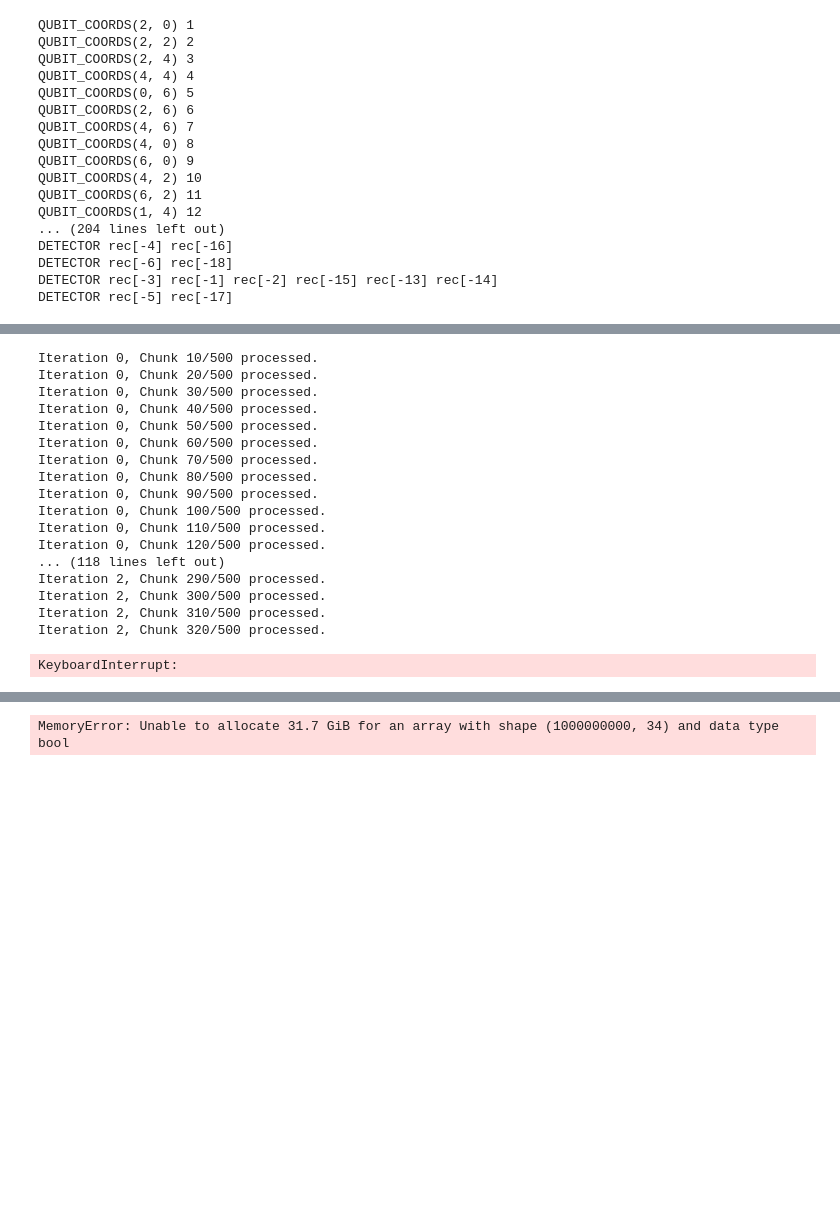
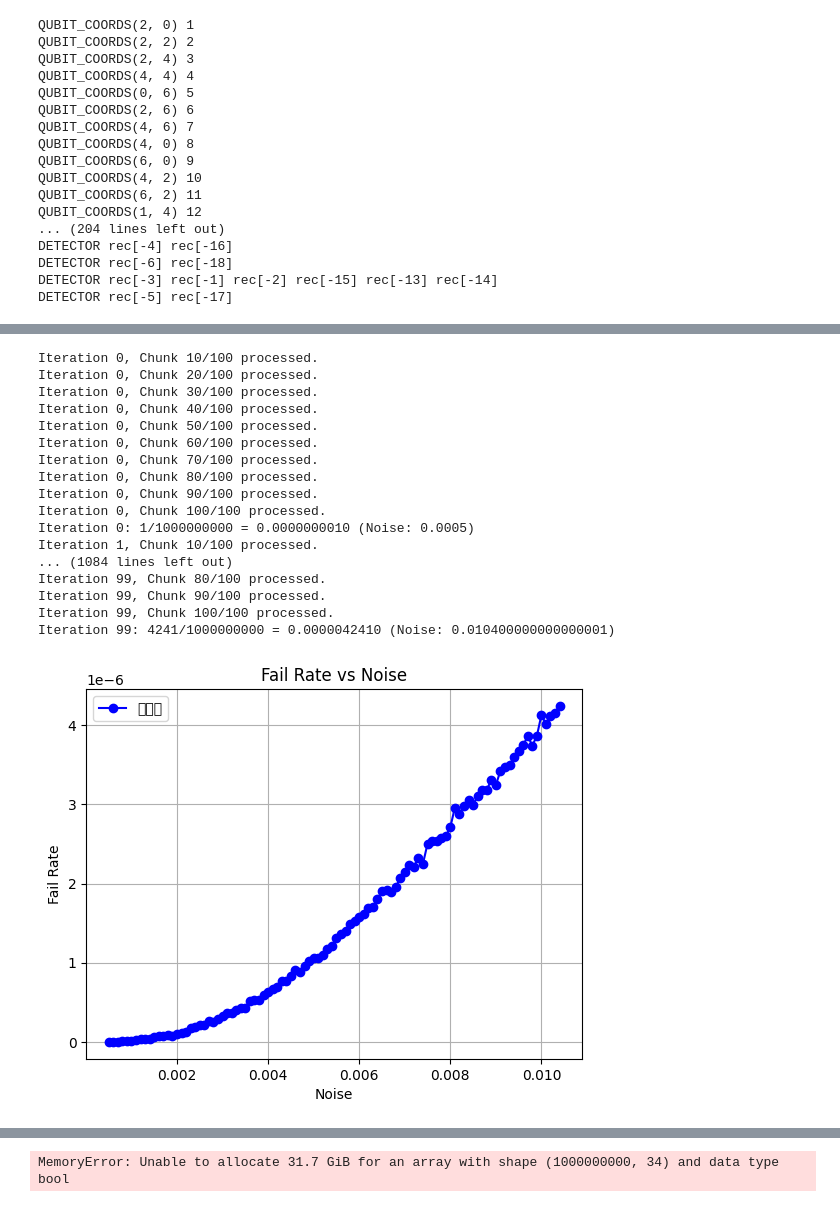
Before and after one commit to yugahirai/invention, a Jupyter notebook: stim/unfolding_color_code.ipynb, the cells around one changed output, grey strips where cells are left out. Drawn from its saved outputs; the diff is of its cells as text; code cells hidden in the pictures; blank space fills up the shorter version.

```diff
--- a/stim/unfolding_color_code.ipynb
+++ b/stim/unfolding_color_code.ipynb
@@ -282,7 +282,7 @@ if __name__ == "__main__":
     circuit.append("DETECTOR", [stim.target_rec(-4), stim.target_rec(-13)])
     circuit.append("DETECTOR", [stim.target_rec(-1), stim.target_rec(-2), stim.target_rec(-3), stim.target_rec(-17)])
 
-    for i in range(1):
+    for i in range(0):
         append_syndrome_measurement(circuit, floquet_Z, add_detector=True, interval=True, noise_prob=p)
         append_syndrome_measurement(circuit, floquet_X, is_X_stabilizer=True, add_detector=True, interval=True, noise_prob=p)
 
@@ -492,3 +603,28 @@ def main(d, p):
+# %%
+circuit = main_1(3, 0)
+diagram = circuit.diagram("timeline-svg")
+with open("circuit_timeline.svg", "w") as f:
+    f.write(str(diagram))
+# SVGからPDFに変換
+import cairosvg
+cairosvg.svg2pdf(url="circuit_timeline.svg", write_to="circuit_timeline.pdf")
+
+diagram = circuit.diagram("detslice-svg")
+with open("circuit_detslice.svg", "w") as f:
+    f.write(str(diagram))
+# SVGからPDFに変換
+import cairosvg
+cairosvg.svg2pdf(url="circuit_detslice.svg", write_to="circuit_detslice.pdf")
+
+diagram = circuit.without_noise().diagram(
+    "detslice-with-ops-svg",
+    tick=range(0, 100),
+)
+with open("circuit_detslice-with-ops.svg", "w") as f:
+    f.write(str(diagram))
+# SVGからPDFに変換
+import cairosvg
+cairosvg.svg2pdf(url="circuit_detslice-with-ops.svg", write_to="circuit_detslice-with-ops.pdf")
 # %%
 # import math
 # num_shot = 10000000
@@ -782,7 +918,7 @@ import sys
 # from your_module import main
 
 def main_sequential_gpu_with_chunked_sampling():
-    total_num_shot = 5_000_000_000  # 総サンプル数: 10億
+    total_num_shot = 1_000_000_000  # 総サンプル数: 10億
     num_iterations = 100  # 各ノイズレベルでのサンプリング回数
     x_list = []
     y_list = []
@@ -791,9 +927,9 @@ def main_sequential_gpu_with_chunked_sampling():
     remainder_shot = total_num_shot % chunk_size  # 残りのサンプル数
 
     for m in range(num_iterations):
-        noise = 1e-3 + (m + 1) * 1e-5
+        noise = 5e-4 + m * 1e-4
         try:
-            sampler = main(3, noise).compile_detector_sampler()
+            sampler = main_1(3, noise).compile_detector_sampler()
 
             fail = 0  # 失敗カウントの初期化
 
@@ -850,51 +986,51 @@ def main_sequential_gpu_with_chunked_sampling():
             print(f"m={m} でエラーが発生しました: {e}", file=sys.stderr)
             traceback.print_exc()
 
     if not x_list or not y_list:
         print("エラー: すべてのタスクが失敗したか、結果がありません。", file=sys.stderr)
         return
 
     # ノイズ値でソート（オプション）
     sorted_pairs = sorted(zip(x_list, y_list))
 
     try:
         x_list, y_list = zip(*sorted_pairs)
     except ValueError as ve:
         print(f"データのアンパック中にエラーが発生しました: {ve}", file=sys.stderr)
         return
 
     # プロット
     plt.plot(x_list, y_list, marker='o', linestyle='-', color='b', label='データ')
     plt.xlabel('Noise')
     plt.ylabel('Fail Rate')
     plt.title('Fail Rate vs Noise')
     plt.legend()
     plt.grid(True)
     plt.show()
 
     return x_list, y_list
 
 if __name__ == "__main__":
     x_list, y_list = main_sequential_gpu_with_chunked_sampling()
 # %% [output]
-Iteration 0, Chunk 10/500 processed.
-Iteration 0, Chunk 20/500 processed.
-Iteration 0, Chunk 30/500 processed.
-Iteration 0, Chunk 40/500 processed.
-Iteration 0, Chunk 50/500 processed.
-Iteration 0, Chunk 60/500 processed.
-Iteration 0, Chunk 70/500 processed.
-Iteration 0, Chunk 80/500 processed.
-Iteration 0, Chunk 90/500 processed.
-Iteration 0, Chunk 100/500 processed.
-Iteration 0, Chunk 110/500 processed.
-Iteration 0, Chunk 120/500 processed.
-... (118 lines left out)
-Iteration 2, Chunk 290/500 processed.
-Iteration 2, Chunk 300/500 processed.
-Iteration 2, Chunk 310/500 processed.
-Iteration 2, Chunk 320/500 processed.
+Iteration 0, Chunk 10/100 processed.
+Iteration 0, Chunk 20/100 processed.
+Iteration 0, Chunk 30/100 processed.
+Iteration 0, Chunk 40/100 processed.
+Iteration 0, Chunk 50/100 processed.
+Iteration 0, Chunk 60/100 processed.
+Iteration 0, Chunk 70/100 processed.
+Iteration 0, Chunk 80/100 processed.
+Iteration 0, Chunk 90/100 processed.
+Iteration 0, Chunk 100/100 processed.
+Iteration 0: 1/1000000000 = 0.0000000010 (Noise: 0.0005)
+Iteration 1, Chunk 10/100 processed.
+... (1084 lines left out)
+Iteration 99, Chunk 80/100 processed.
+Iteration 99, Chunk 90/100 processed.
+Iteration 99, Chunk 100/100 processed.
+Iteration 99: 4241/1000000000 = 0.0000042410 (Noise: 0.010400000000000001)
-KeyboardInterrupt:
+[figure, added]
 # %%
 import numpy as np
 
```
Also changed, not shown: parts of 7 cells of this notebook, 20 other files.
